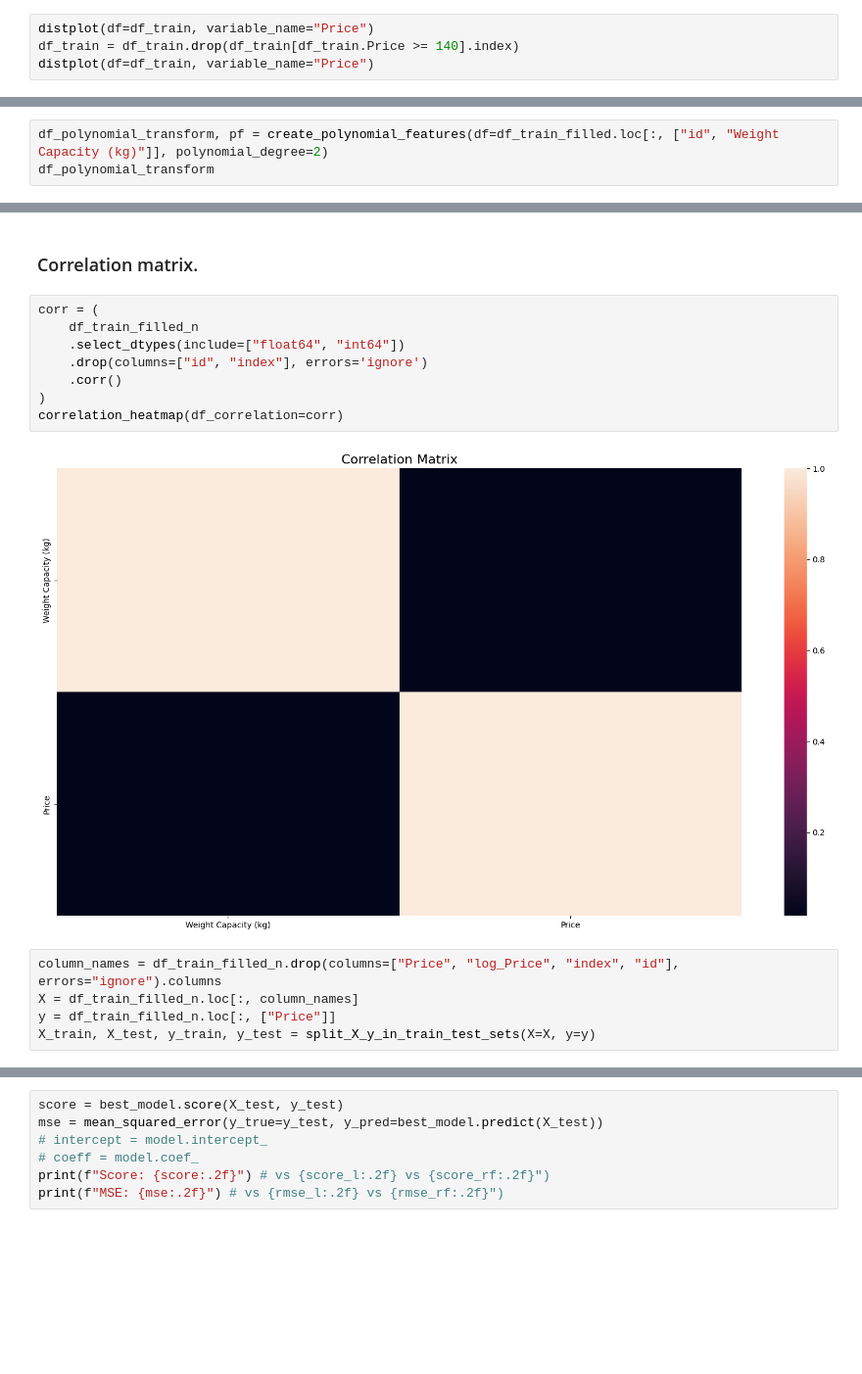
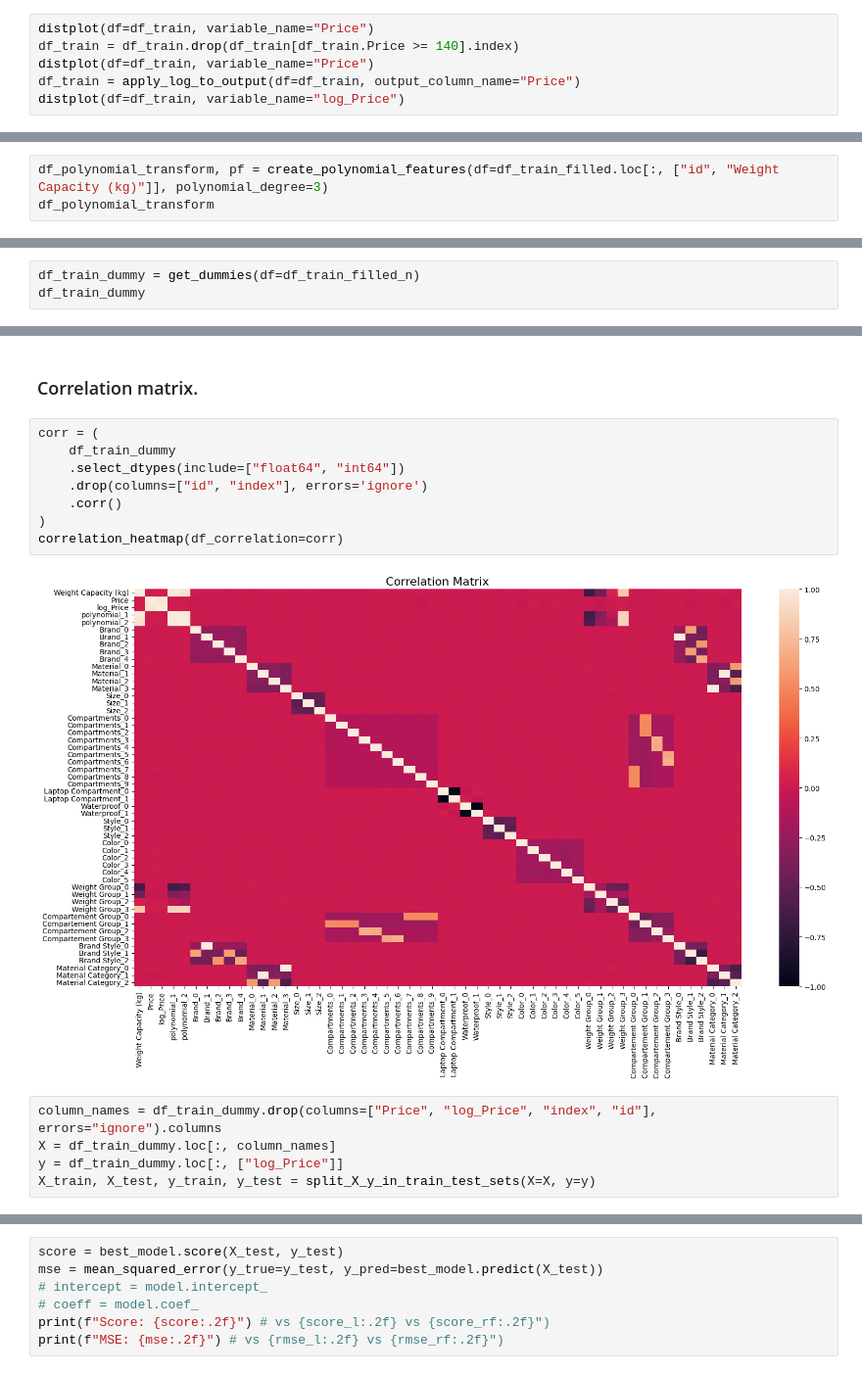
Before and after one commit to BaptPicxDev/swag2-backpack-predict, a Jupyter notebook: notebooks/training.ipynb, the cells around one changed output, grey strips where cells are left out. Shown at 98% size. Saved outputs shown, nothing was run; the diff lists cells and outputs as text; blank space fills up the shorter version.

Commit message:
XGB avec LR: 0.3.Max depth: 3.N estimators: 100. with log, dummy & polynomial _ extra variable achieve 39.40

```diff
--- a/notebooks/training.ipynb
+++ b/notebooks/training.ipynb
@@ -121,6 +132,8 @@ memory usage: 15.3+ MB
 distplot(df=df_train, variable_name="Price")
 df_train = df_train.drop(df_train[df_train.Price >= 140].index)
 distplot(df=df_train, variable_name="Price")
+df_train = apply_log_to_output(df=df_train, output_column_name="Price")
+distplot(df=df_train, variable_name="log_Price")
 # %% [output]
 <Figure size 1900x1000 with 0 Axes>
 [figure]
@@ -264,4 +274,4 @@ df_train_filled
 # %%
-df_polynomial_transform, pf = create_polynomial_features(df=df_train_filled.loc[:, ["id", "Weight Capacity (kg)"]], polynomial_degree=2)
+df_polynomial_transform, pf = create_polynomial_features(df=df_train_filled.loc[:, ["id", "Weight Capacity (kg)"]], polynomial_degree=3)
 df_polynomial_transform
 # %% [output]
@@ -344,0 +339,3 @@ df_train_filled_n
+# %%
+df_train_dummy = get_dummies(df=df_train_filled_n)
+df_train_dummy
@@ -346,16 +357,16 @@ df_train_filled_n
 ### Correlation matrix.
 # %%
 corr = (
-    df_train_filled_n
+    df_train_dummy
     .select_dtypes(include=["float64", "int64"])
     .drop(columns=["id", "index"], errors='ignore')
     .corr()
 )
 correlation_heatmap(df_correlation=corr)
 # %% [output]
-[figure, old version]
+[figure, new version]
 # %%
-column_names = df_train_filled_n.drop(columns=["Price", "log_Price", "index", "id"], errors="ignore").columns
-X = df_train_filled_n.loc[:, column_names]
-y = df_train_filled_n.loc[:, ["Price"]]
+column_names = df_train_dummy.drop(columns=["Price", "log_Price", "index", "id"], errors="ignore").columns
+X = df_train_dummy.loc[:, column_names]
+y = df_train_dummy.loc[:, ["log_Price"]]
 X_train, X_test, y_train, y_test = split_X_y_in_train_test_sets(X=X, y=y)
```
Also changed, not shown: parts of 26 cells of this notebook.
